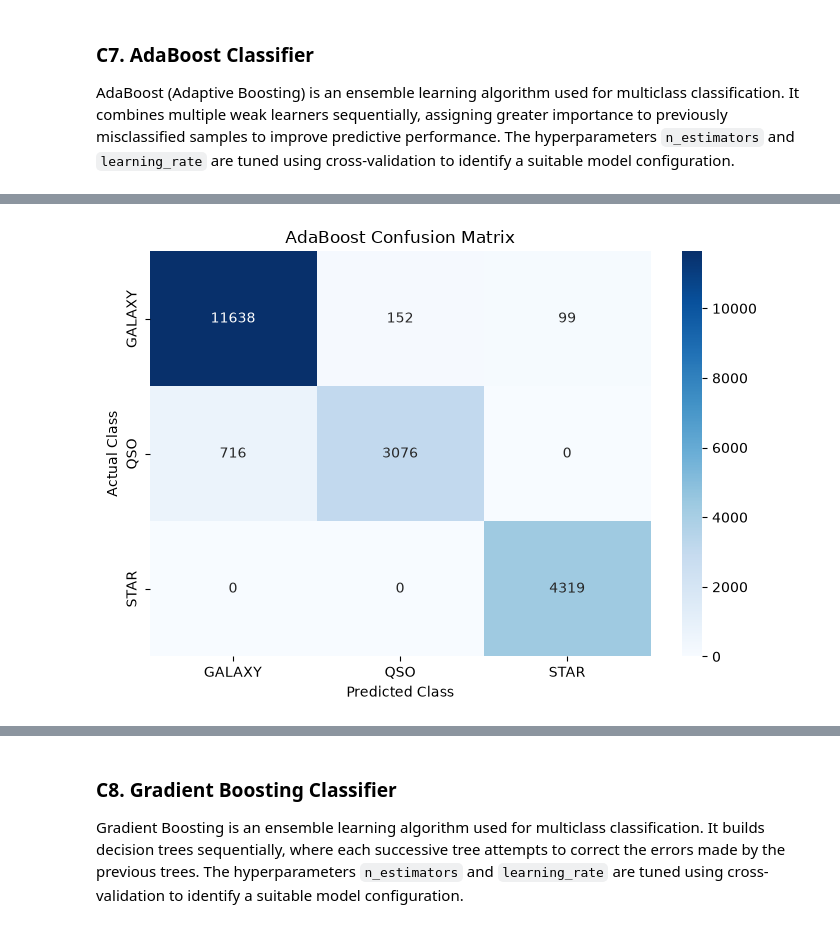
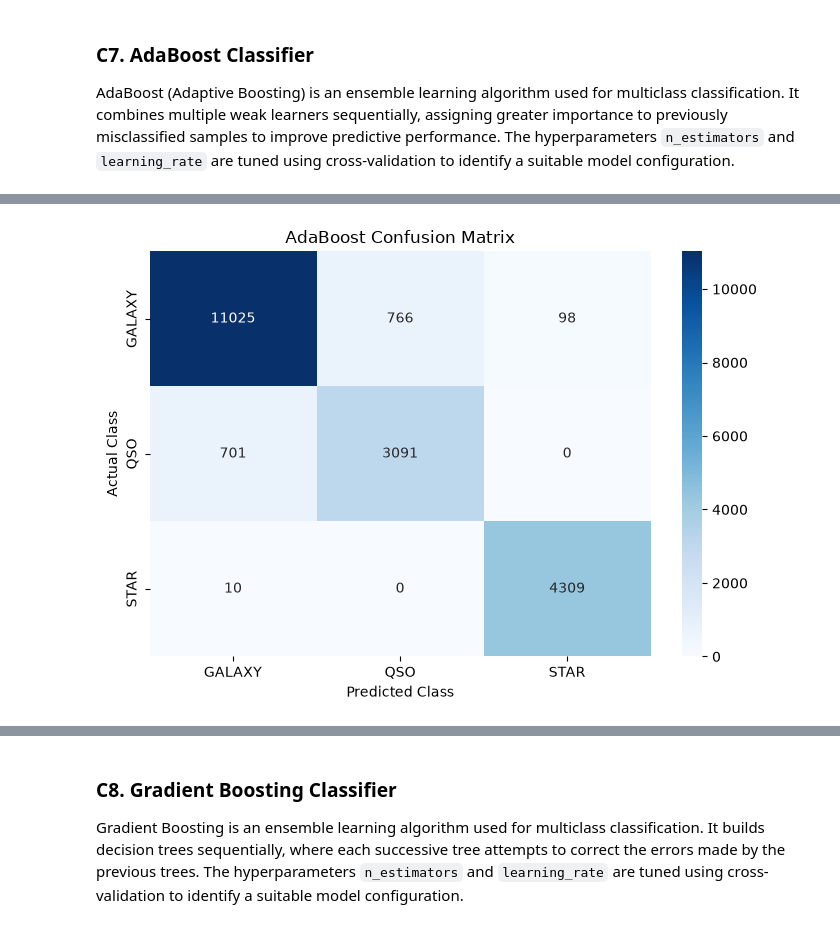
Before and after one commit to Reshma925/Vectora, a Jupyter notebook: ML_CLASSIFICATION_TRACKA/classification.ipynb, the cells around one changed output, grey strips where cells are left out. Saved outputs shown, nothing was run; the diff lists cells and outputs as text; code cells hidden in the pictures.

```diff
--- a/ML_CLASSIFICATION_TRACKA/classification.ipynb
+++ b/ML_CLASSIFICATION_TRACKA/classification.ipynb
@@ -1412,57 +1421,21 @@ Random Forest results stored in rf_results.
 
 AdaBoost (Adaptive Boosting) is an ensemble learning algorithm used for multiclass classification. It combines multiple weak learners sequentially, assigning greater importance to previously misclassified samples to improve predictive performance. The hyperparameters `n_estimators` and `learning_rate` are tuned using cross-validation to identify a suitable model configuration.
 # %%
+# C7. ADABOOST CLASSIFIER
+# 1. Create AdaBoost model with default hyperparameters
+ada = AdaBoostClassifier()
 
-# -------------------------------------- C7. ADABOOST CLASSIFIER --------------------------------------
+# 2. Train the model
+ada.fit(X_train, y_train)
 
-from sklearn.ensemble import AdaBoostClassifier
-from sklearn.model_selection import GridSearchCV
-from sklearn.metrics import (
-    accuracy_score,
-    precision_score,
-    recall_score,
-    f1_score,
-    confusion_matrix,
-    roc_auc_score
-)
+# 3. Save the trained model
+joblib.dump(ada, "models/adaboost_model.pkl")
 
-# 1. Initialize AdaBoost
-ada = AdaBoostClassifier(
-    random_state=42
-)
+# 4. Predictions
+y_pred_ada = ada.predict(X_test)
+y_prob_ada = ada.predict_proba(X_test)
 
-# 2. Hyperparameter tuning
-param_grid_ada = {
-    "n_estimators": [50, 100, 200],
-    "learning_rate": [0.01, 0.1, 1.0]
-}
-
-ada_grid = GridSearchCV(
-    estimator=ada,
-    param_grid=param_grid_ada,
-    cv=3,
-    scoring="f1_macro",
-    n_jobs=-1,
-    verbose=1
-)
-
-# 3. Train and tune the model
-ada_grid.fit(X_train, y_train)
-
-# 4. Best parameters
-print("Best AdaBoost Parameters:")
-print(ada_grid.best_params_)
-
-print("\nBest Cross-Validation Macro F1 Score:")
-print(round(ada_grid.best_score_, 4))
-
-best_ada = ada_grid.best_estimator_
-
-# 5. Predictions
-y_pred_ada = best_ada.predict(X_test)
-y_prob_ada = best_ada.predict_proba(X_test)
-
-# 6. Evaluation metrics
+# 5. Evaluation metrics
 ada_accuracy = accuracy_score(y_test, y_pred_ada)
 
 ada_precision = precision_score(
@@ -1484,7 +1457,7 @@ ada_roc_auc = roc_auc_score(
     average="weighted"
 )
 
-# 7. Performance table
+# 6. AdaBoost Performance Table
 ada_performance = pd.DataFrame({
     "Metric": [
         "Accuracy",
@@ -1502,15 +1475,38 @@ ada_performance = pd.DataFrame({
     ]
 })
 
-ada_performance["Score"] = ada_performance["Score"].round(4)
-
 display(
     ada_performance.style
+    .format({"Score": "{:.4f}"})
     .hide(axis="index")
     .set_caption("AdaBoost Performance")
+    .set_properties(**{
+        "text-align": "center",
+        "padding": "8px 16px"
+    })
+    .set_table_styles([
+        {
+            "selector": "caption",
+            "props": [
+                ("caption-side", "top"),
+                ("font-size", "16px"),
+                ("font-weight", "bold"),
+                ("padding", "10px")
+            ]
+        },
+        {
+            "selector": "th",
+            "props": [
+                ("background-color", "#263849"),
+                ("color", "white"),
+                ("text-align", "center"),
+                ("padding", "10px")
+            ]
+        }
+    ])
 )
 
-# 8. Confusion matrix
+# 7. Confusion Matrix Heatmap
 cm_ada = confusion_matrix(y_test, y_pred_ada)
 
 plt.figure(figsize=(7, 5))
@@ -1529,7 +1525,7 @@ plt.title("AdaBoost Confusion Matrix")
 plt.tight_layout()
 plt.show()
 
-# 9. Store results for final model comparison
+# 8. Store results for model comparison
 ada_results = {
     "Model": "AdaBoost",
     "Accuracy": ada_accuracy,
@@ -1539,6 +1535,5 @@ ada_results = {
     "ROC-AUC (OvR)": ada_roc_auc
 }
 
-print("\nAdaBoost Results:")
-print(ada_results)
+print("AdaBoost results stored successfully.")
 # %% [output]
@@ -1558 +1547 @@ AdaBoost Performance
-[figure, old version]
+[figure, new version]
```
Also changed, not shown: parts of 25 cells of this notebook, 9 other files.
